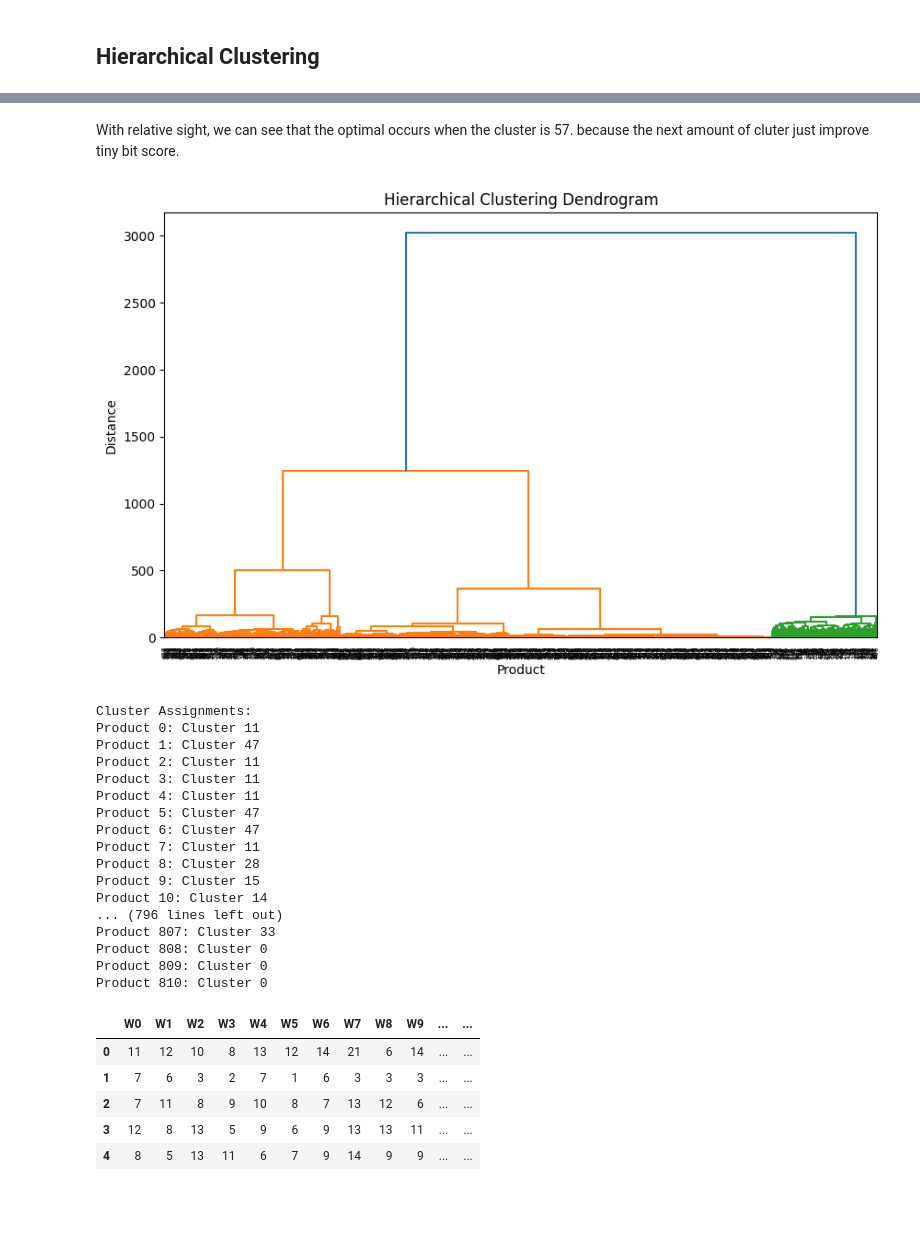
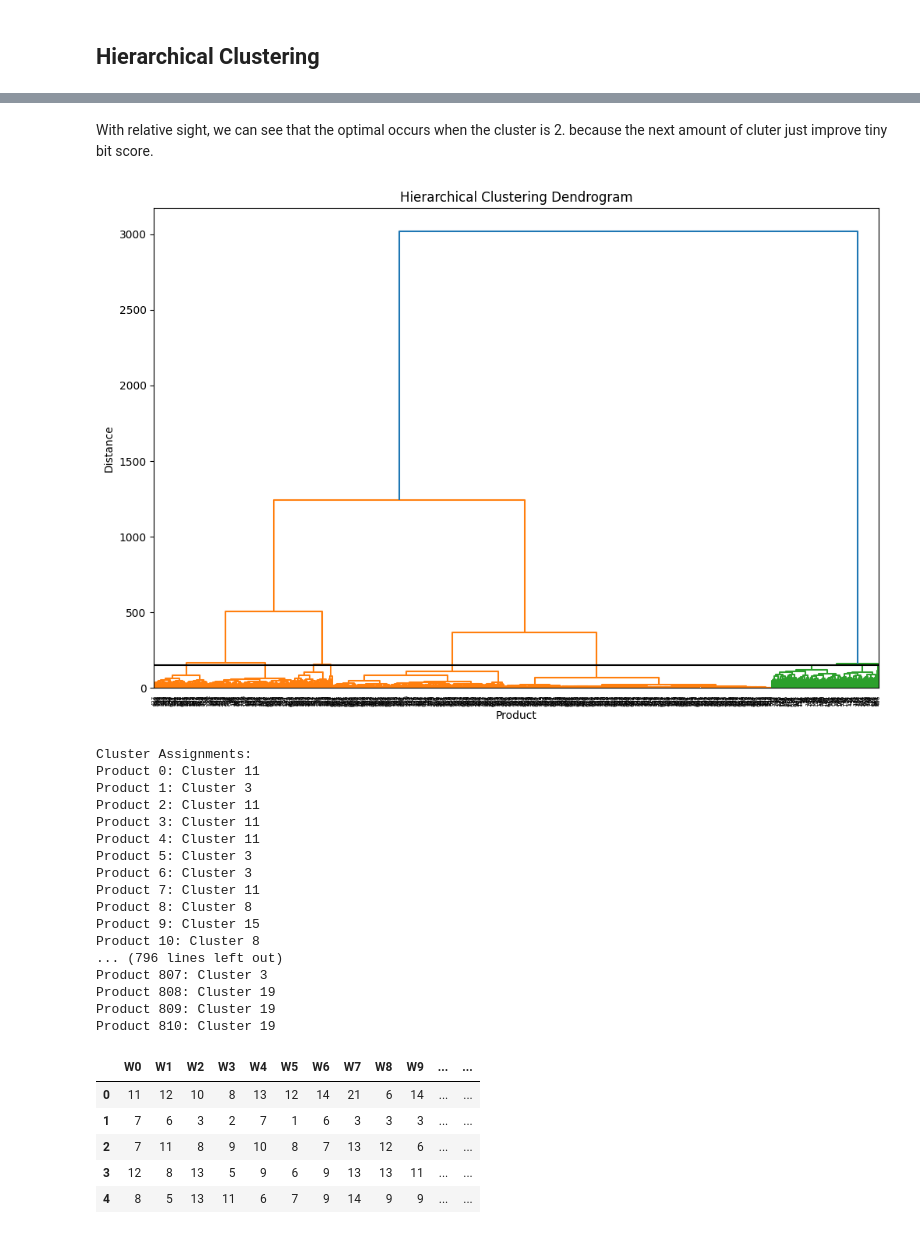
Before and after one commit to pwawiwa/ClusteringTask, a Jupyter notebook: Final.ipynb, the cells around one changed output, grey strips where cells are left out. Drawn from its saved outputs; the diff is of its cells as text; code cells hidden in the pictures; blank space fills up the shorter version.

```diff
--- a/Final.ipynb
+++ b/Final.ipynb
@@ -338,55 +417,59 @@ Number of clusters with lowest silhouette score: 77
 # %% [markdown]
-With relative sight, we can see that the optimal occurs when the cluster is 57. because the next amount of cluter just improve tiny bit score.
+With relative sight, we can see that the optimal occurs when the cluster is 2. because the next amount of cluter just improve tiny bit score.
 # %%
 import pandas as pd
 import matplotlib.pyplot as plt
 from sklearn.cluster import AgglomerativeClustering
 from scipy.cluster.hierarchy import dendrogram, linkage
 
-
-# Initialize hierarchical clustering model
-n_clusters = 57  # Jumlah cluster yang ingin Anda temukan
+# Perform hierarchical clustering
+n_clusters = 21  # Desired number of clusters
 clustering = AgglomerativeClustering(n_clusters=n_clusters)
-
-# Fit the hierarchical clustering model to the data
 clusters = clustering.fit_predict(dfr)
 
-# Visualize dendrogram
-linked = linkage(dfr, 'ward')  # Metode penggabungan (linkage) 'ward' digunakan untuk meminimalkan varian dalam setiap cluster
-plt.figure(figsize=(10, 6))
+# Create linkage matrix for dendrogram
+linked = linkage(dfr, method='ward')  # Using 'ward' method to minimize variance within clusters
+
+# Plot the dendrogram
+plt.figure(figsize=(12, 8))
 dendrogram(linked,
            orientation='top',
-           labels=dfr.index,  # Label tiap baris (misalnya, nama produk)
+           labels=dfr.index.tolist(),  # Ensure labels are provided as a list
            distance_sort='descending',
            show_leaf_counts=True)
+
+# Draw a horizontal line at the appropriate distance threshold to visualize 21 clusters
+max_d = 150  # You might need to adjust this value to find the right threshold for 21 clusters
+plt.axhline(y=max_d, c='k')
+
 plt.title('Hierarchical Clustering Dendrogram')
 plt.xlabel('Product')
 plt.ylabel('Distance')
 plt.show()
 
-# Print cluster assignments
+# Print cluster assignments from AgglomerativeClustering
 print("Cluster Assignments:")
 for product, cluster in zip(dfr.index, clusters):
     print(f"Product {product}: Cluster {cluster}")
 # %% [output]
-[figure, old version]
+[figure, new version]
 Cluster Assignments:
 Product 0: Cluster 11
-Product 1: Cluster 47
+Product 1: Cluster 3
 Product 2: Cluster 11
 Product 3: Cluster 11
 Product 4: Cluster 11
-Product 5: Cluster 47
-Product 6: Cluster 47
+Product 5: Cluster 3
+Product 6: Cluster 3
 Product 7: Cluster 11
-Product 8: Cluster 28
+Product 8: Cluster 8
 Product 9: Cluster 15
-Product 10: Cluster 14
+Product 10: Cluster 8
 ... (796 lines left out)
-Product 807: Cluster 33
-Product 808: Cluster 0
-Product 809: Cluster 0
-Product 810: Cluster 0
+Product 807: Cluster 3
+Product 808: Cluster 19
+Product 809: Cluster 19
+Product 810: Cluster 19
 # %%
 dfr.head()
 # %% [output]
```
Also changed, not shown: parts of 28 cells of this notebook.
